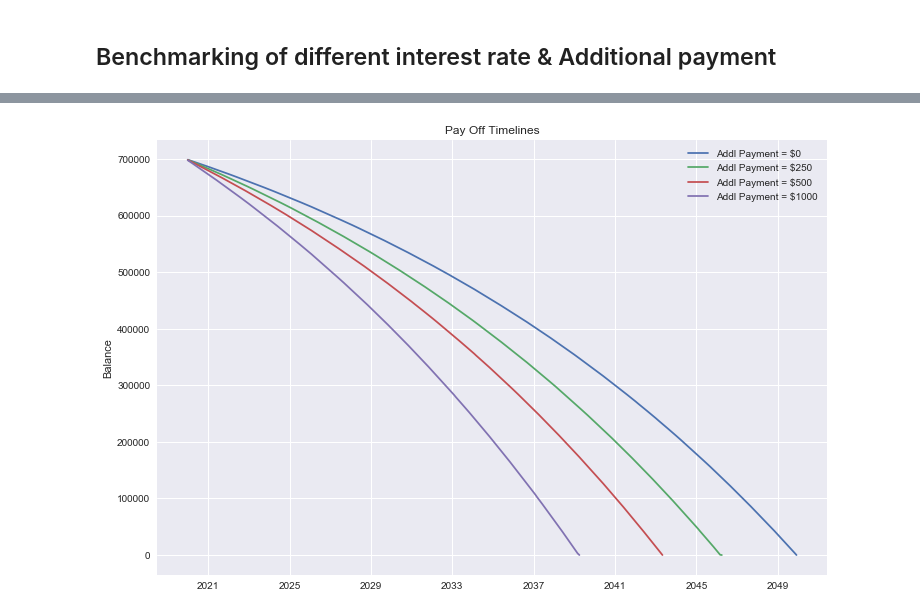
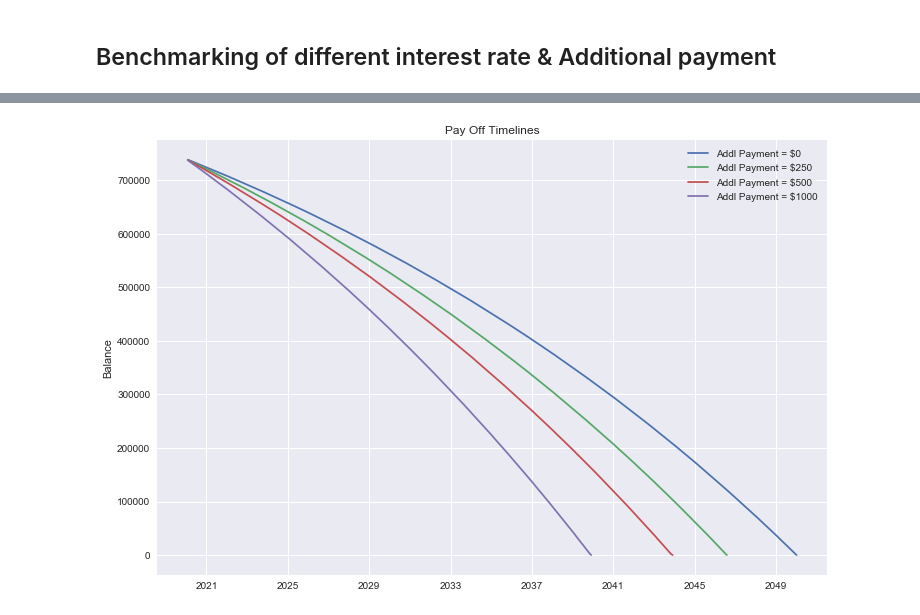
Before and after one commit to sudpaul/life_hack, a Jupyter notebook: Mortgage_Amortization_Schedule.ipynb, the cells around one changed output, grey strips where cells are left out. Drawn from its saved outputs; the diff is of its cells as text; code cells hidden in the pictures.

```diff
--- a/Mortgage_Amortization_Schedule.ipynb
+++ b/Mortgage_Amortization_Schedule.ipynb
@@ -176,12 +187,12 @@ plt.title("Interest Payments");
 # %%
 additional_payments = [0, 250, 500, 1000]
 fig, ax = plt.subplots(1, 1)
 
 for pmt in additional_payments:
-    result, _ = amortization_table(700000, .04, 30, topup_principal=pmt, start_date=date(2020,1,1))
+    result, _ = amortization_table(740000, .03, 30, topup_principal=pmt, start_date=date(2020,2,1))
     ax.plot(result['Month'], result['End Balance'], label='Addl Payment = ${}'.format(str(pmt)))
 plt.title("Pay Off Timelines")
 plt.ylabel("Balance")
 ax.legend();
 # %% [output]
-[figure, old version]
+[figure, new version]
```
Also changed, not shown: parts of 8 cells of this notebook.
